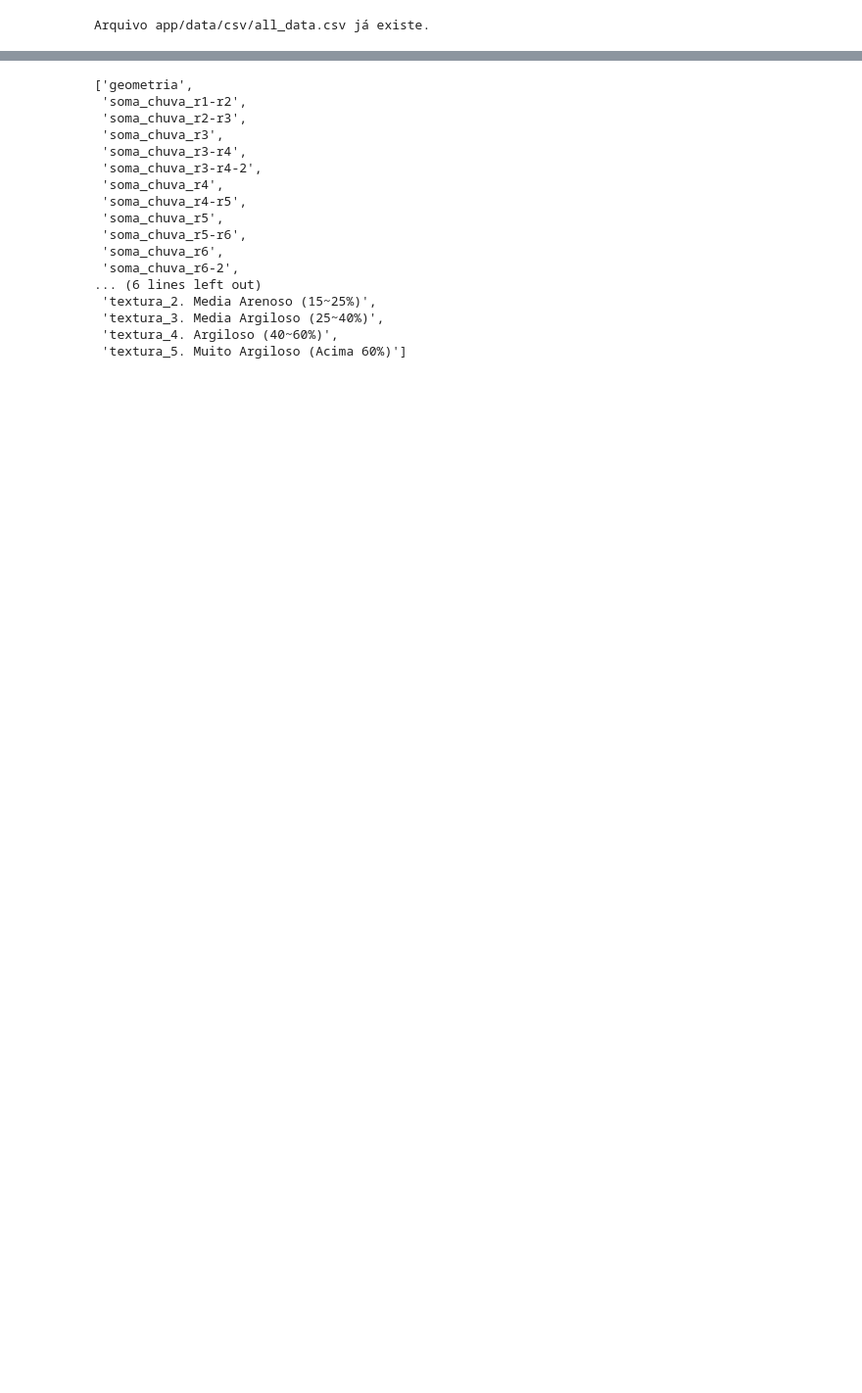
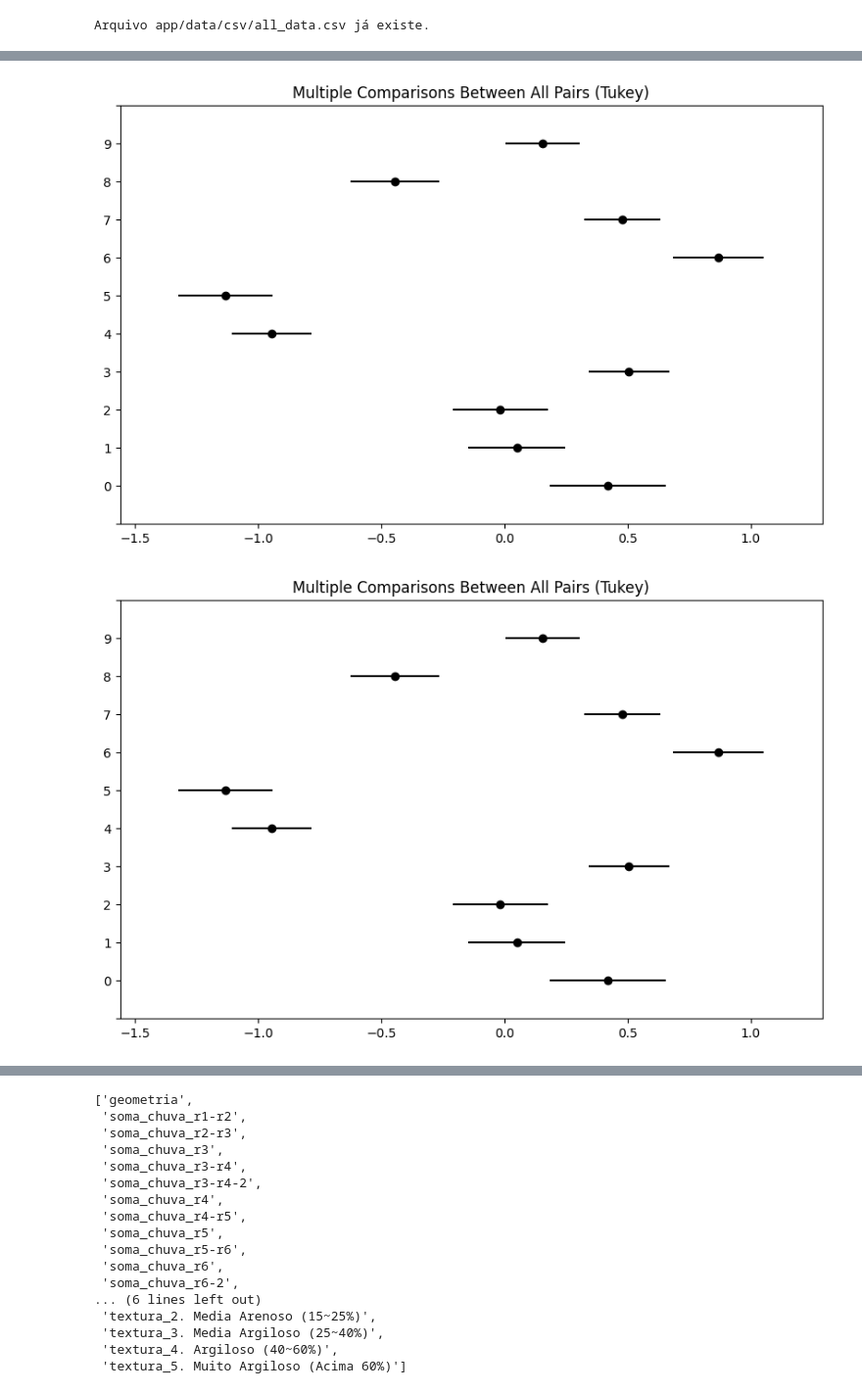
Before and after one commit to caiomarchiorato/project_folium, a Jupyter notebook: test.ipynb, the cells around one changed output, grey strips where cells are left out. Shown at 98% size. Saved outputs shown, nothing was run; the diff lists cells and outputs as text; code cells hidden in the pictures; blank space fills up the shorter version.

```diff
--- a/test.ipynb
+++ b/test.ipynb
@@ -49,2 +50,9 @@ Name: count, dtype: int64
+# %%
+import pandas as pd
+import numpy as np
+
+data_kmeans = pd.DataFrame(data_kmeans)
+# data_kmeans.drop(columns=['geometry'], inplace=True)
+data_kmeans.to_csv('data_kmeans.csv', index=False)
 # %%
 import pandas as pd
@@ -66,0 +95,28 @@ data = pipeline.fit_transform(df)
+# %%
+# clusters_bisecting = data_bisecting[['produtividade', 'cluster']]
+
+# clusters_profile_bisecting = (
+#     clusters_bisecting
+#     .groupby('cluster')
+#     .agg(
+#         mean_yield=('produtividade', 'mean'),
+#         count=('produtividade', 'count')
+#     )
+#     .reset_index()
+#     .sort_values(by='mean_yield', ascending=False)
+# )
+
+cluters_kmeans = data_kmeans[['produtividade', 'cluster']]
+
+clusters_profile_kmeans = (
+    cluters_kmeans
+    .groupby('cluster')
+    .agg(
+        mean_yield=('produtividade', 'mean'),
+        count=('produtividade', 'count')
+    )
+    .reset_index()
+    .sort_values(by='mean_yield', ascending=False)
+)
+
+print(clusters_profile_kmeans)
@@ -67,3 +160,15 @@ data = pipeline.fit_transform(df)
+# %%
+import matplotlib.pyplot as plt
+#calculando teste de tukey para comparação entre médias
+from statsmodels.stats.multicomp import pairwise_tukeyhsd
+from statsmodels.stats.multicomp import MultiComparison
+
+mc = MultiComparison(cluters_kmeans['produtividade'], cluters_kmeans['cluster'])
+result = mc.tukeyhsd()
+result.plot_simultaneous()
+# %% [output]
+[figure, added]
+[figure, added]
 # %%
 data
 # %% [output]
```
Also changed, not shown: parts of 24 cells of this notebook, 10 other files.
